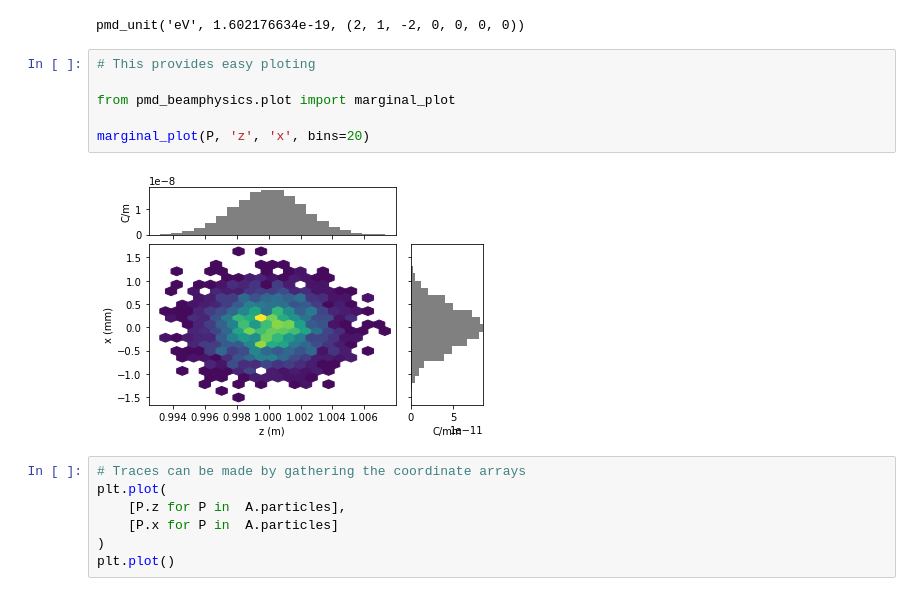
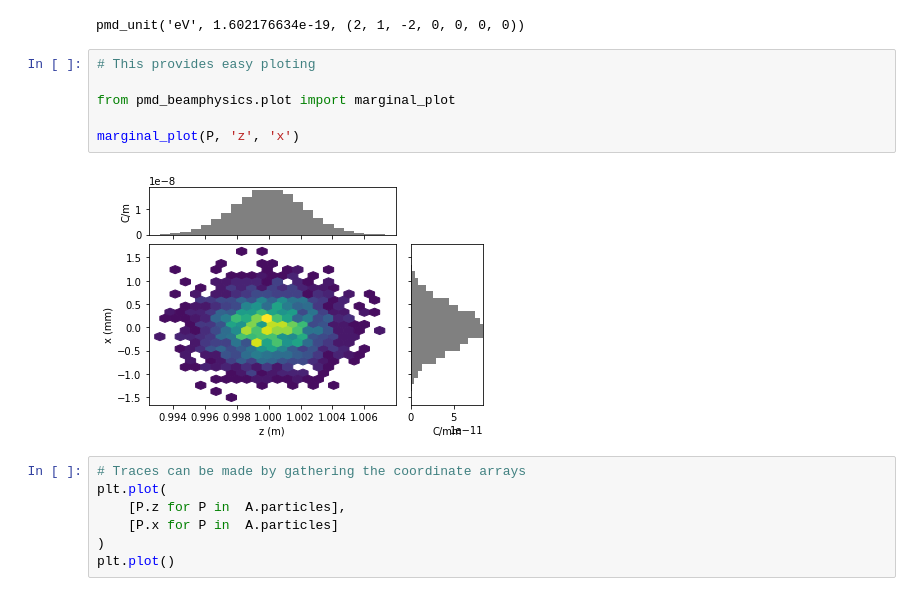
Before and after one commit to ChristopherMayes/lume-astra, a Jupyter notebook: examples/simple_astra_run.ipynb, the cells around one changed output. Saved outputs shown, nothing was run; the diff lists cells and outputs as text.

```diff
--- a/examples/simple_astra_run.ipynb
+++ b/examples/simple_astra_run.ipynb
@@ -131,11 +131,11 @@ pmd_unit('eV', 1.602176634e-19, (2, 1, -2, 0, 0, 0, 0))
 # %%
 # This provides easy ploting
 
 from pmd_beamphysics.plot import marginal_plot
 
-marginal_plot(P, 'z', 'x', bins=20)
+marginal_plot(P, 'z', 'x')
 # %% [output]
-[figure, old version]
+[figure, new version]
 # %%
 # Traces can be made by gathering the coordinate arrays
 plt.plot(
```
Also changed, not shown: parts of 21 cells of this notebook, 15 other files.
